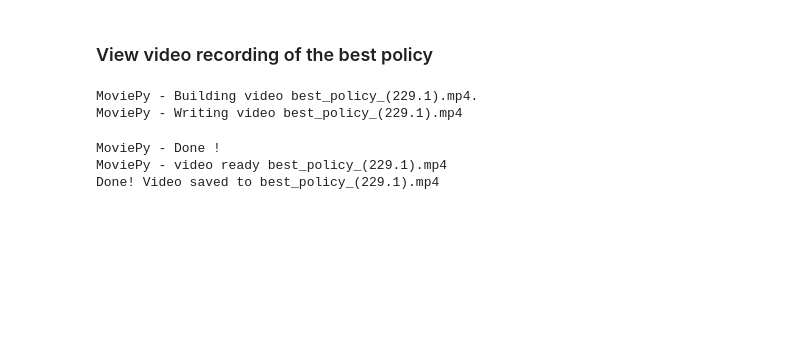
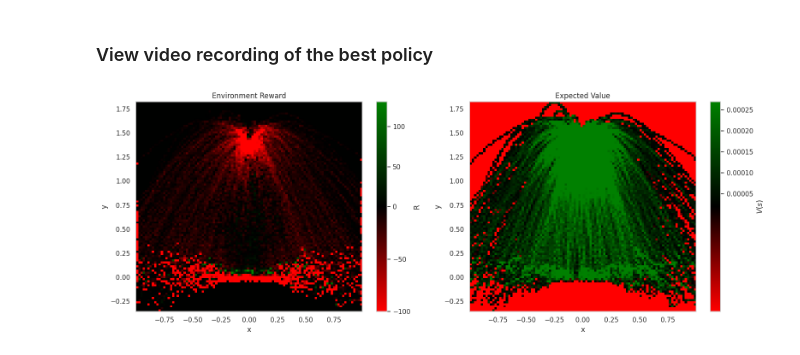
Before and after one commit to nirav-d-lad/Lunar-Lander-LSPI, a Jupyter notebook: ll_lspi.ipynb, the cells around one changed output. Drawn from its saved outputs; the diff is of its cells as text; code cells hidden in the pictures; blank space fills up the shorter version.

```diff
--- a/ll_lspi.ipynb
+++ b/ll_lspi.ipynb
@@ -324,15 +384,15 @@ def record_policy( w:NDArray[np.float32],
 # %%
-def linear( state:NDArray[np.float32], action:int ) -> NDArray[np.float32]:
+def interactions( state:NDArray[np.float32], action:int ) -> NDArray[np.float32]:
 
     px, py, vx, vy, θ, ω, lf, rf = state
 
-    interactions = np.array([px*py, px*vx, px*θ, px*ω, px*lf, px*rf,
-                             py*vx, py*vy, py*θ, py*ω, py*lf, py*rf,
-                             vx*vy, vx*θ, vx*ω, vx*lf, vx*rf,
-                             vy*θ, vy*ω, vy*lf, vy*rf,
-                             θ*ω, θ*lf, θ*rf,
-                             θ*lf, θ*rf,
-                             lf*rf])
+    state_interactions = np.array([px*py, px*vx, px*θ, px*ω, px*lf, px*rf,
+                                   py*vx, py*vy, py*θ, py*ω, py*lf, py*rf,
+                                   vx*vy, vx*θ, vx*ω, vx*lf, vx*rf,
+                                   vy*θ, vy*ω, vy*lf, vy*rf,
+                                   θ*ω, θ*lf, θ*rf,
+                                   θ*lf, θ*rf,
+                                   lf*rf])
 
-    return( np.hstack( ( state, interactions ) ) )
+    return( np.hstack( ( state, state_interactions ) ) )
 # %%
@@ -448,15 +482,11 @@ w*:
 ### View video recording of the best policy
 # %%
 title = f"LSPI DELTA={Δ:.2e}, GAMMA={γ:0.3f}, lr=({lr[0]:0.3f},{lr[1]:0.3f})"
-video_filename = record_policy( w_star, bf, title )
+video_filename = record_policy( w_star, bf, title, enable_wind=False )
 print(f"Done! Video saved to {video_filename}")
-# %% [output]
-MoviePy - Building video best_policy_(229.1).mp4.
-MoviePy - Writing video best_policy_(229.1).mp4
-MoviePy - Done !
-MoviePy - video ready best_policy_(229.1).mp4
-Done! Video saved to best_policy_(229.1).mp4
 # %%
+plot_value_heatmap( w_star, interactions, int(1000) )
 Video(video_filename, embed=True)
 # %% [output]
+[figure, added]
 [interactive output not drawn]
```
Also changed, not shown: parts of 16 cells of this notebook.
